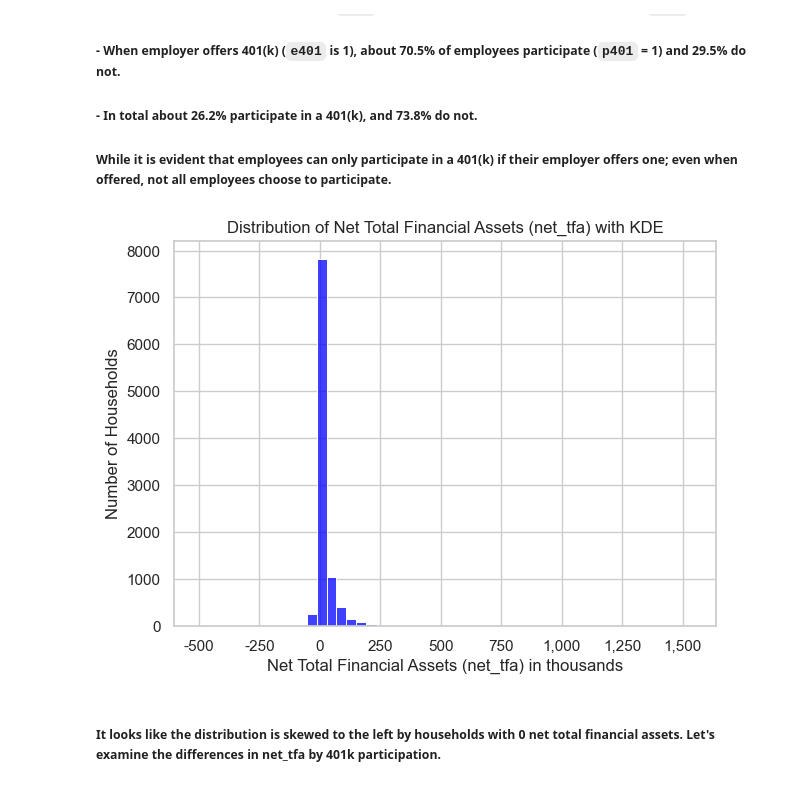
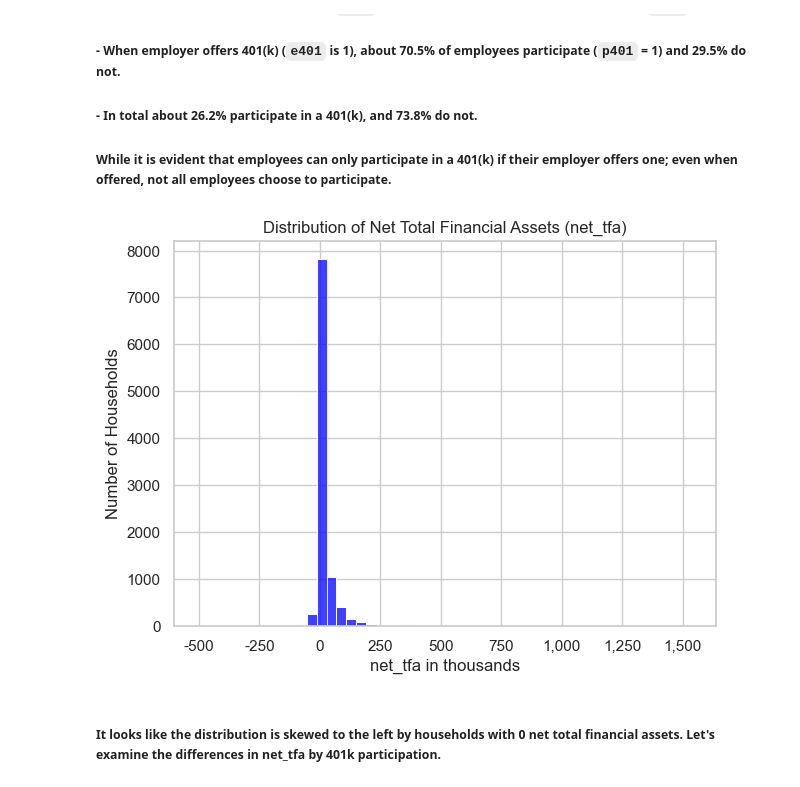
Before and after one commit to mindphil/Causal-Inference-Data-Analyses, a Jupyter notebook: 401K/sipp1991.ipynb, the cells around one changed output. Saved outputs shown, nothing was run; the diff lists cells and outputs as text; code cells hidden in the pictures.

```diff
--- a/401K/sipp1991.ipynb
+++ b/401K/sipp1991.ipynb
@@ -100,13 +100,13 @@ Total  0.738376  0.261624
 # %%
 # Distribution of avg net_tfa
 sns.histplot(data=df, x=df['net_tfa']/1000, bins=50, kde=False, color='blue')
-plt.title("Distribution of Net Total Financial Assets (net_tfa) with KDE")
-plt.xlabel("Net Total Financial Assets (net_tfa) in thousands")
+plt.title("Distribution of Net Total Financial Assets (net_tfa)")
+plt.xlabel("net_tfa in thousands")
 plt.ylabel("Number of Households")
 plt.gca().xaxis.set_major_formatter(mticker.StrMethodFormatter('{x:,.0f}'))  # No scientific notation, comma as thousands separator
 plt.show()
 # %% [output]
-[figure, old version]
+[figure, new version]
 # %% [markdown]
 ##### It looks like the distribution is skewed to the left by households with 0 net total financial assets. Let's examine the differences in net_tfa by 401k participation.
 # %%
```
